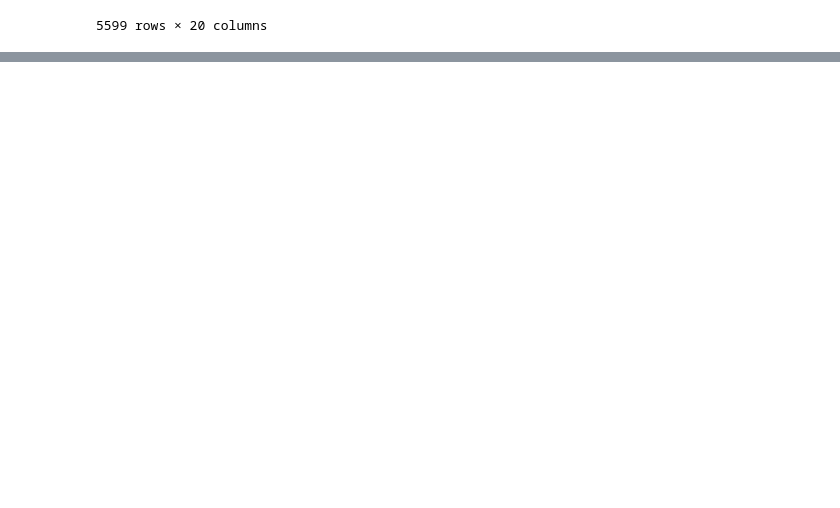
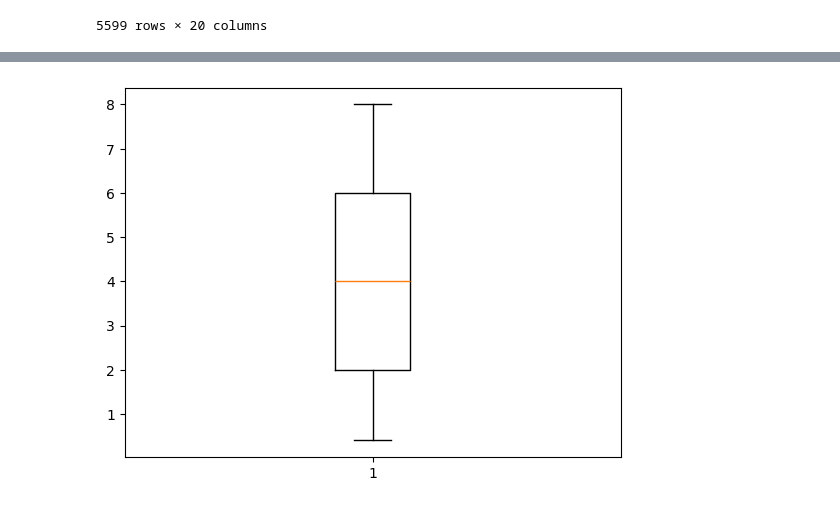
Before and after one commit to sphxisnot/Big-Data-2026, a Jupyter notebook: Hackaton_planetas_grupo_3.ipynb, the cells around one changed output, grey strips where cells are left out. Saved outputs shown, nothing was run; the diff lists cells and outputs as text; code cells hidden in the pictures; blank space fills up the shorter version.

```diff
--- a/Hackaton_planetas_grupo_3.ipynb
+++ b/Hackaton_planetas_grupo_3.ipynb
@@ -56,0 +68,3 @@ data[habitable]
+# %%
+data_esi=data[data["P_HABITABLE"]>=1]
+var="S_AGE"
@@ -56,0 +85,7 @@ data[habitable]
+# %%
+fig, ax = plt.subplots()
+ax.boxplot(data_esi[var].dropna())
+#ax.set(ylim=(0,14))
+plt.show()
+# %% [output]
+[figure, added]
```
Also changed, not shown: parts of 8 cells of this notebook.
